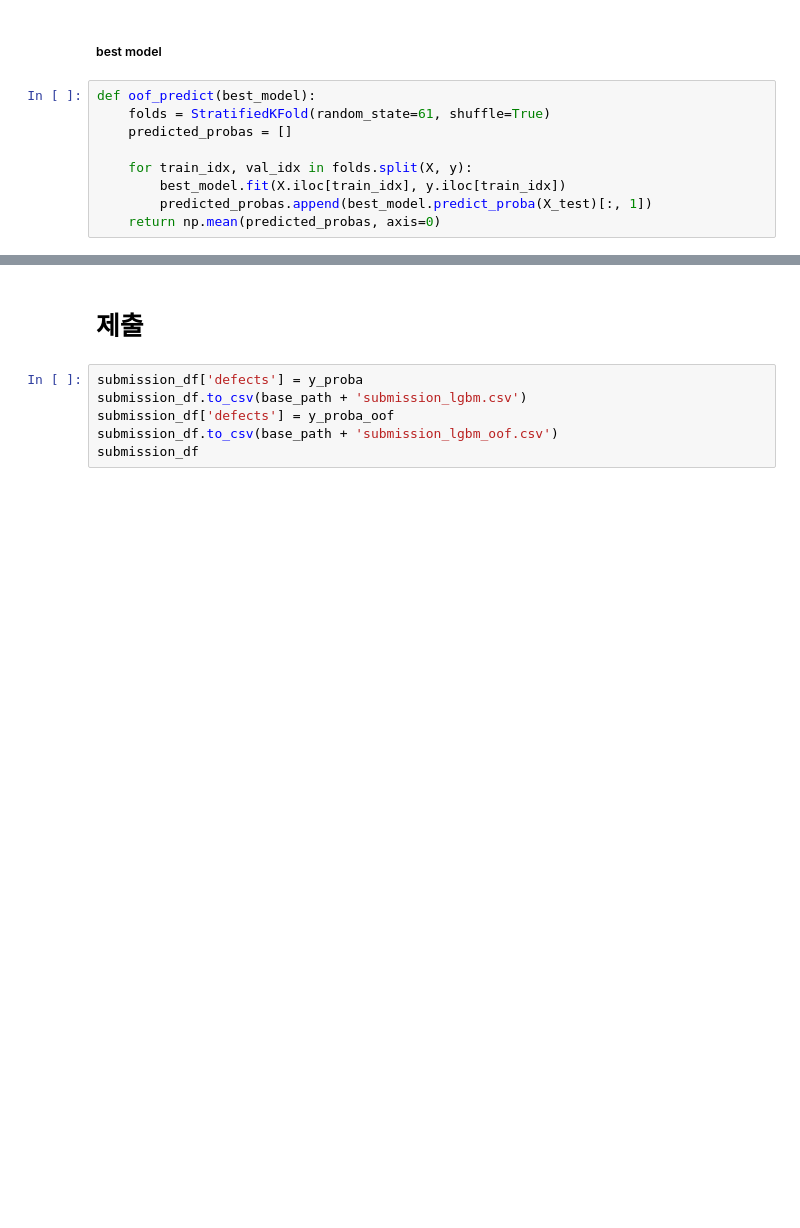
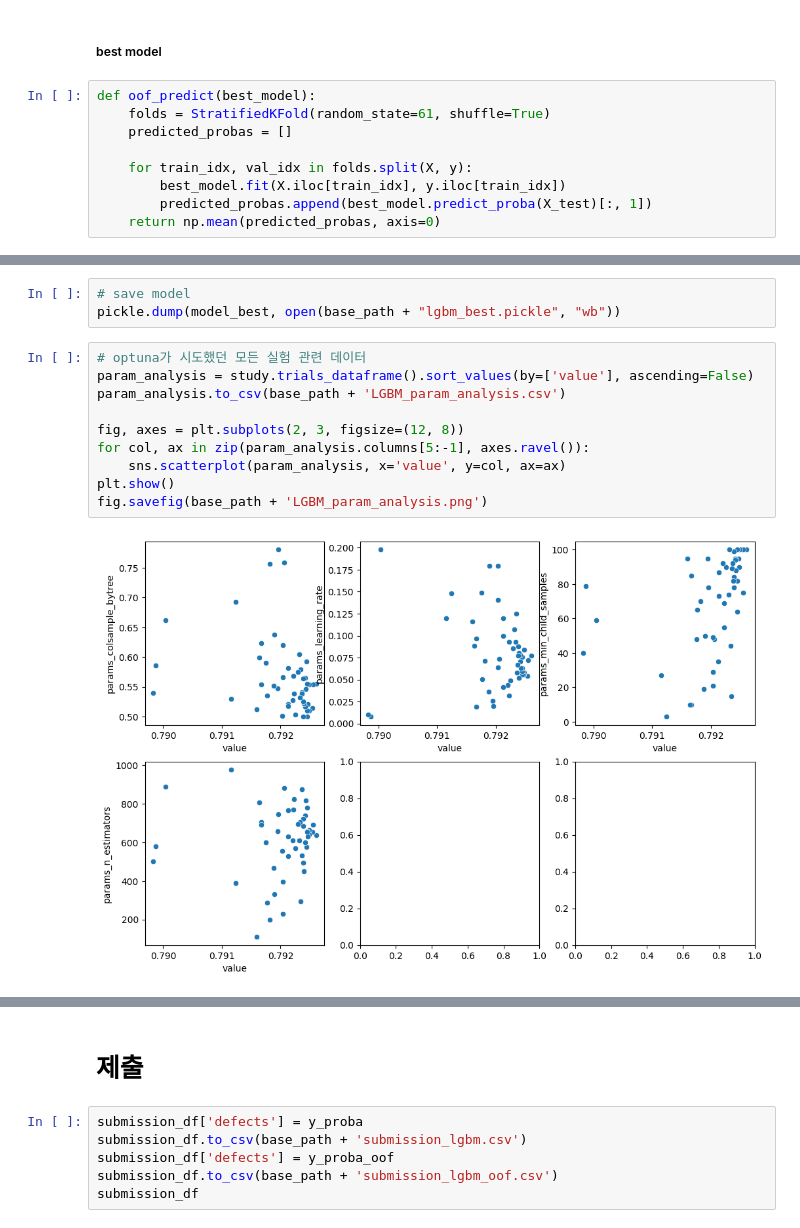
Before and after one commit to sajacaros/ml_project, a Jupyter notebook: dulee/3-2.LightGBM.ipynb, the cells around one changed output, grey strips where cells are left out. Drawn from its saved outputs; the diff is of its cells as text; blank space fills up the shorter version.

```diff
--- a/dulee/3-2.LightGBM.ipynb
+++ b/dulee/3-2.LightGBM.ipynb
@@ -206,0 +246,15 @@ array([0.24763181, 0.19089683, 0.67823088, ..., 0.17399854, 0.10006992,
+# %%
+# save model
+pickle.dump(model_best, open(base_path + "lgbm_best.pickle", "wb"))
+# %%
+# optuna가 시도했던 모든 실험 관련 데이터
+param_analysis = study.trials_dataframe().sort_values(by=['value'], ascending=False)
+param_analysis.to_csv(base_path + 'LGBM_param_analysis.csv')
+
+fig, axes = plt.subplots(2, 3, figsize=(12, 8))
+for col, ax in zip(param_analysis.columns[5:-1], axes.ravel()):
+    sns.scatterplot(param_analysis, x='value', y=col, ax=ax)
+plt.show()
+fig.savefig(base_path + 'LGBM_param_analysis.png')
+# %% [output]
+[figure, added]
```
Also changed, not shown: parts of 13 cells of this notebook, 1 other file.
